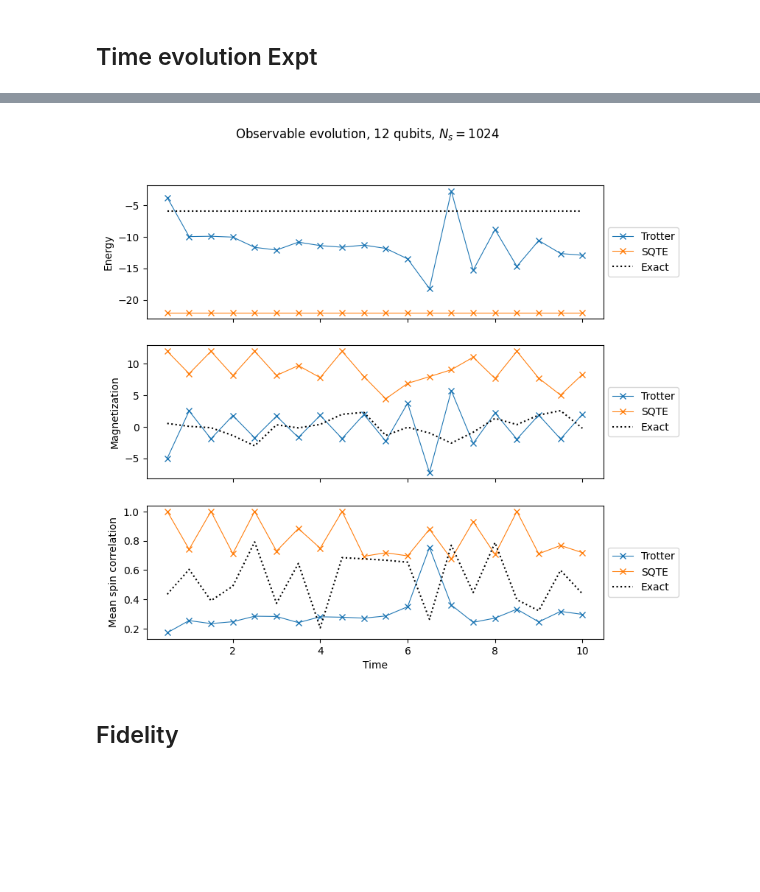
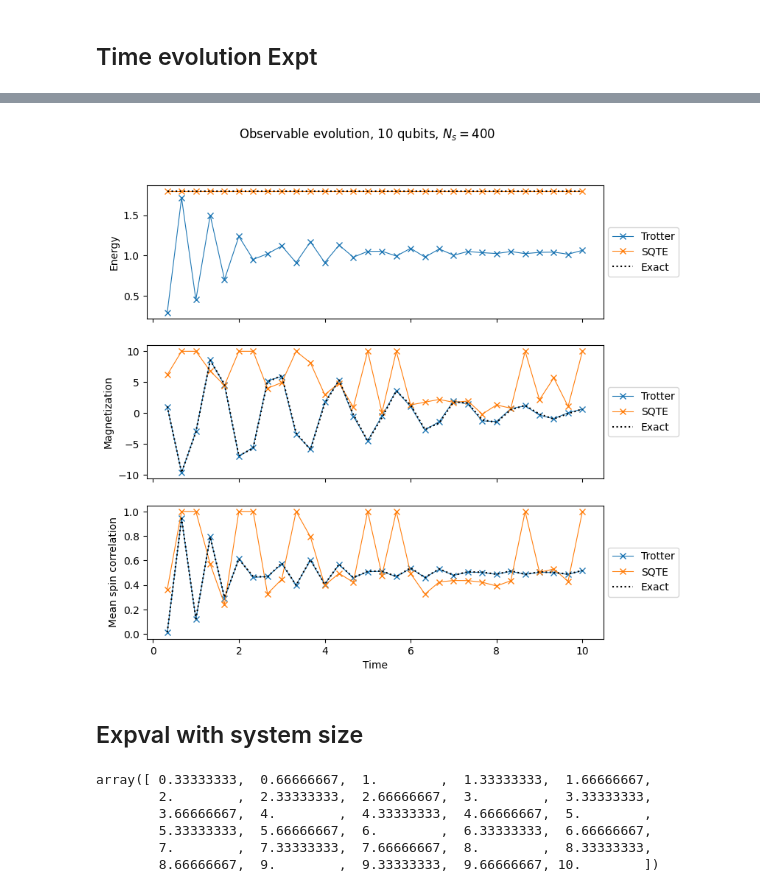
Before and after one commit to Gopal-Dahale/sqte, a Jupyter notebook: 4_large_sampling.ipynb, the cells around one changed output, grey strips where cells are left out. Drawn from its saved outputs; the diff is of its cells as text; code cells hidden in the pictures; blank space fills up the shorter version.

Commit message:
plot with varying system size

```diff
--- a/4_large_sampling.ipynb
+++ b/4_large_sampling.ipynb
@@ -293,18 +317,18 @@ import numpy as np
 ## configuration
 
 # hamiltonian
-n = 12
-J = 4.0
-h = 2.0
+n = 10
+J = 0.2
+h = 2.2
 
 # time evolution
 final_time = 10.0
-num_timesteps = 20
-dt = final_time / num_timesteps
-times = np.linspace(dt, final_time, num_timesteps)  # dosent include initial state
+num_timesteps = 30
 # %%
 H = tfim(n, J, h)
 M, S = aux_ham(n)
 
 if n <= 10:
-    exact_energy, exact_magnetization, exact_correlation = exact_evolve(n, H, [M, S], 1)
+    exact_energy, exact_magnetization, exact_correlation = exact_evolve(
+        n, H, final_time, num_timesteps, [M, S], 1
+    )
@@ -311,5 +337,5 @@ if n <= 10:
 # %%
-observables = trotter_evolve(n, H, dt, num_timesteps, [M, S], 1)
+observables = trotter_evolve(n, H, final_time, num_timesteps, 2, [M, S], 1)
 # %% [output]
 Time step: 0
 Time step: 1
@@ -321,2 +357,5 @@ Time step: 6
 # %%
-observables_sqte = sampled_evolve(n, H, dt, num_timesteps, [M, S], 1)
+sampler_args = {"seed": 42, "shots": 400}
+observables_sqte = sampled_evolve(
+    n, H, final_time, num_timesteps, 2, [M, S], sampler_args, 1
+)
@@ -323,39 +380,51 @@ observables_sqte = sampled_evolve(n, H, dt, num_timesteps, [M, S], 1)
 # %%
 import matplotlib.pyplot as plt
+
+dt = final_time / num_timesteps
+times = np.linspace(dt, final_time, num_timesteps)  # dosent include initial state
 
 fig, axes = plt.subplots(3, sharex=True, figsize=(8, 8))
 axes[0].plot(times, observables[:, 0], label="Trotter", marker="x", ls="-", lw=0.8)
 axes[0].plot(times, observables_sqte[:, 0], label="SQTE", marker="x", ls="-", lw=0.8)
 
 
 axes[1].plot(times, observables[:, 1], label="Trotter", marker="x", ls="-", lw=0.8)
 axes[1].plot(times, observables_sqte[:, 1], label="SQTE", marker="x", ls="-", lw=0.8)
 
 axes[2].plot(times, observables[:, 2], label="Trotter", marker="x", ls="-", lw=0.8)
 axes[2].plot(times, observables_sqte[:, 2], label="SQTE", marker="x", ls="-", lw=0.8)
 
-if n <=10:
+if n <= 10:
     try:
         axes[0].plot(times, exact_energy, c="k", ls=":", label="Exact")
         axes[1].plot(times, exact_magnetization, c="k", ls=":", label="Exact")
         axes[2].plot(times, exact_correlation, c="k", ls=":", label="Exact")
     except:
         pass
 
 for ax in axes:
-    ax.legend(loc='center left', bbox_to_anchor=(1, 0.5))
+    ax.legend(loc="center left", bbox_to_anchor=(1, 0.5))
 
 
 axes[0].set_ylabel("Energy")
 axes[1].set_ylabel("Magnetization")
 axes[2].set_ylabel("Mean spin correlation")
 axes[2].set_xlabel("Time")
 
 
-fig.suptitle(f"Observable evolution, {n} qubits, $ N_s = {n_shots}$")
+fig.suptitle(f"Observable evolution, {n} qubits, $ N_s = {sampler_args.get('shots')}$")
 plt.show()
 # %% [output]
-[figure, old version]
+[figure, new version]
 # %% [markdown]
-## Fidelity
+## Expval with system size
+# %%
+times
+# %% [output]
+array([ 0.33333333,  0.66666667,  1.        ,  1.33333333,  1.66666667,
+        2.        ,  2.33333333,  2.66666667,  3.        ,  3.33333333,
+        3.66666667,  4.        ,  4.33333333,  4.66666667,  5.        ,
+        5.33333333,  5.66666667,  6.        ,  6.33333333,  6.66666667,
+        7.        ,  7.33333333,  7.66666667,  8.        ,  8.33333333,
+        8.66666667,  9.        ,  9.33333333,  9.66666667, 10.        ])
 # %%
```
Also changed, not shown: parts of 15 cells of this notebook.
